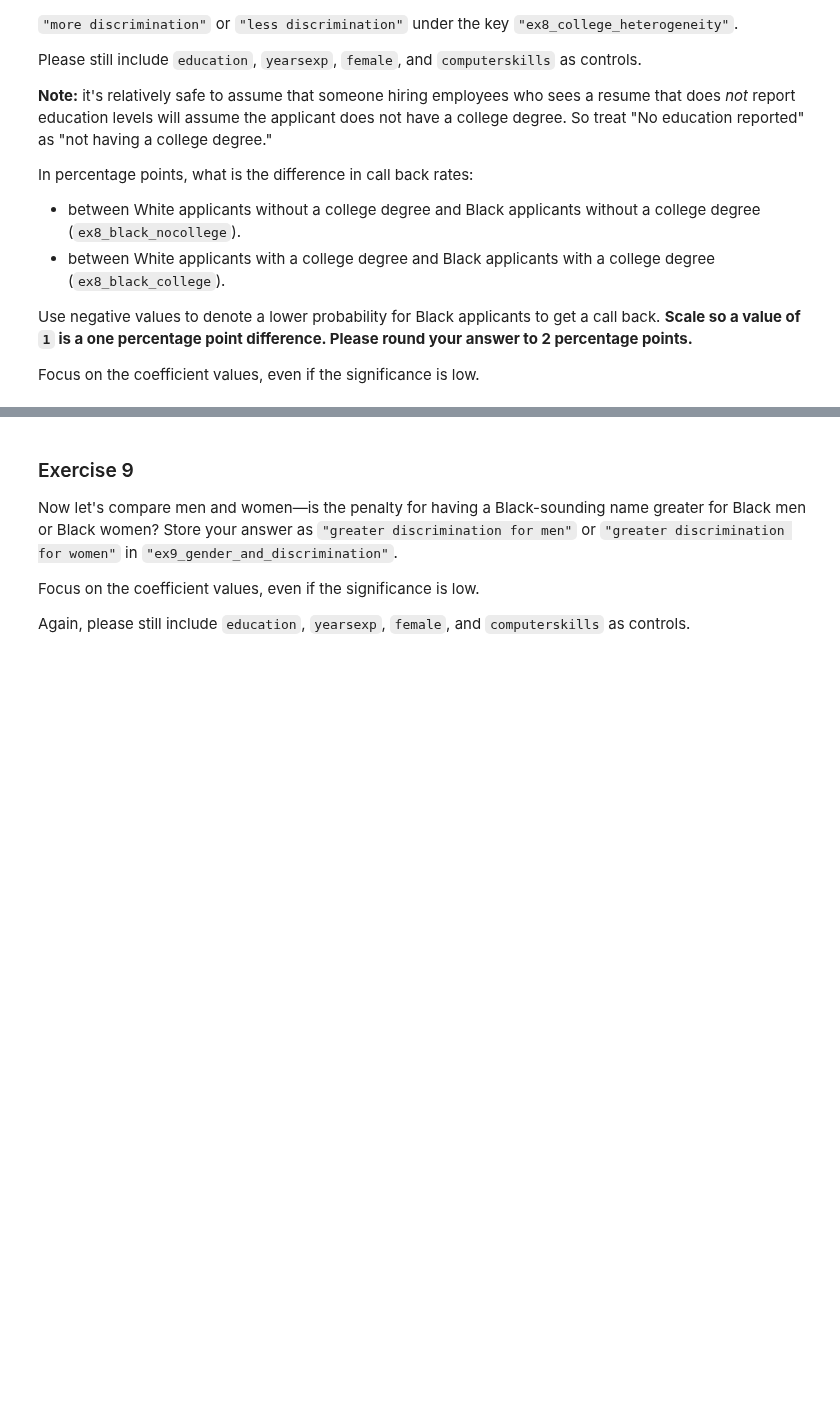
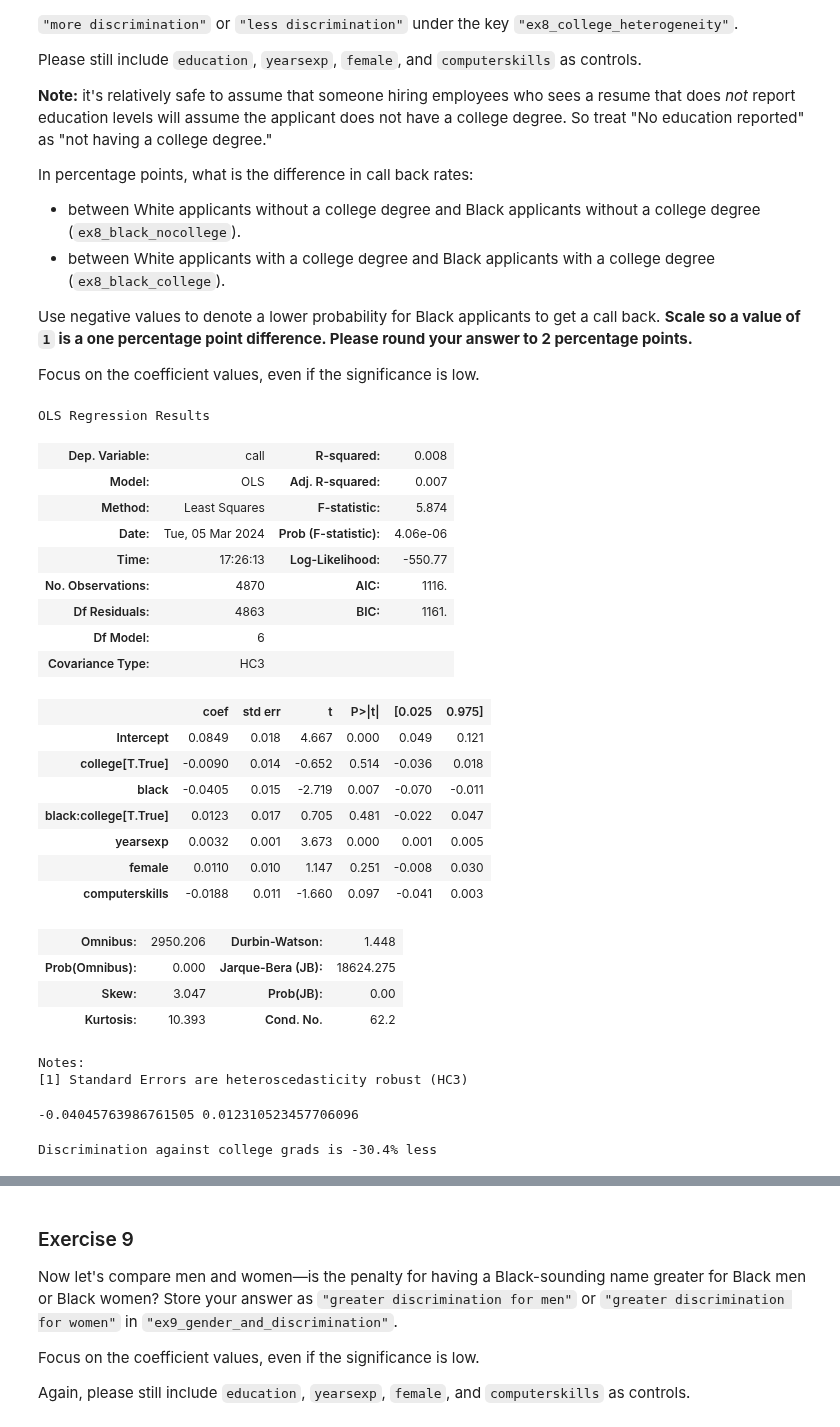
Before and after one commit to nogibjj/ZT-UDS, a Jupyter notebook: exercise_resume_experiment.ipynb, the cells around one changed output, grey strips where cells are left out. Cells and saved outputs as stored; diff of their text form; code cells hidden in the pictures; blank space fills up the shorter version.

```diff
--- a/exercise_resume_experiment.ipynb
+++ b/exercise_resume_experiment.ipynb
@@ -363,3 +363,46 @@ In percentage points, what is the difference in call back rates:
 Use negative values to denote a lower probability for Black applicants to get a call back. **Scale so a value of `1` is a one percentage point difference. Please round your answer to 2 percentage points.**
 
 Focus on the coefficient values, even if the significance is low.
+# %%
+df["college"] = df.education == 4
+resume_model8 = smf.ols(
+    "call ~ black*college + yearsexp + female + computerskills", df
+).fit()
+results8 = resume_model8.get_robustcov_results(cov_type="HC3").summary()
+results8
+# %% [output]
+OLS Regression Results
+| Dep. Variable: | call | R-squared: | 0.008 |
+| Model: | OLS | Adj. R-squared: | 0.007 |
+| Method: | Least Squares | F-statistic: | 5.874 |
+| Date: | Tue, 05 Mar 2024 | Prob (F-statistic): | 4.06e-06 |
+| Time: | 17:26:13 | Log-Likelihood: | -550.77 |
+| No. Observations: | 4870 | AIC: | 1116. |
+| Df Residuals: | 4863 | BIC: | 1161. |
+| Df Model: | 6 |  |  |
+| Covariance Type: | HC3 |  |  |
+|  | coef | std err | t | P>|t| | [0.025 | 0.975] |
+| Intercept | 0.0849 | 0.018 | 4.667 | 0.000 | 0.049 | 0.121 |
+| college[T.True] | -0.0090 | 0.014 | -0.652 | 0.514 | -0.036 | 0.018 |
+| black | -0.0405 | 0.015 | -2.719 | 0.007 | -0.070 | -0.011 |
+| black:college[T.True] | 0.0123 | 0.017 | 0.705 | 0.481 | -0.022 | 0.047 |
+| yearsexp | 0.0032 | 0.001 | 3.673 | 0.000 | 0.001 | 0.005 |
+| female | 0.0110 | 0.010 | 1.147 | 0.251 | -0.008 | 0.030 |
+| computerskills | -0.0188 | 0.011 | -1.660 | 0.097 | -0.041 | 0.003 |
+| Omnibus: | 2950.206 | Durbin-Watson: | 1.448 |
+| Prob(Omnibus): | 0.000 | Jarque-Bera (JB): | 18624.275 |
+| Skew: | 3.047 | Prob(JB): | 0.00 |
+| Kurtosis: | 10.393 | Cond. No. | 62.2 |
+Notes:
+[1] Standard Errors are heteroscedasticity robust (HC3)
+# %%
+a = resume_model8.params["black"]
+b = resume_model8.params["black:college[T.True]"]
+print(a, b)
+# %% [output]
+-0.04045763986761505 0.012310523457706096
+# %%
+colleg = (-b / -a)
+print(f'Discrimination against college grads is {colleg: .1%} less')
+# %% [output]
+Discrimination against college grads is -30.4% less
```
Also changed, not shown: parts of 3 cells of this notebook.
